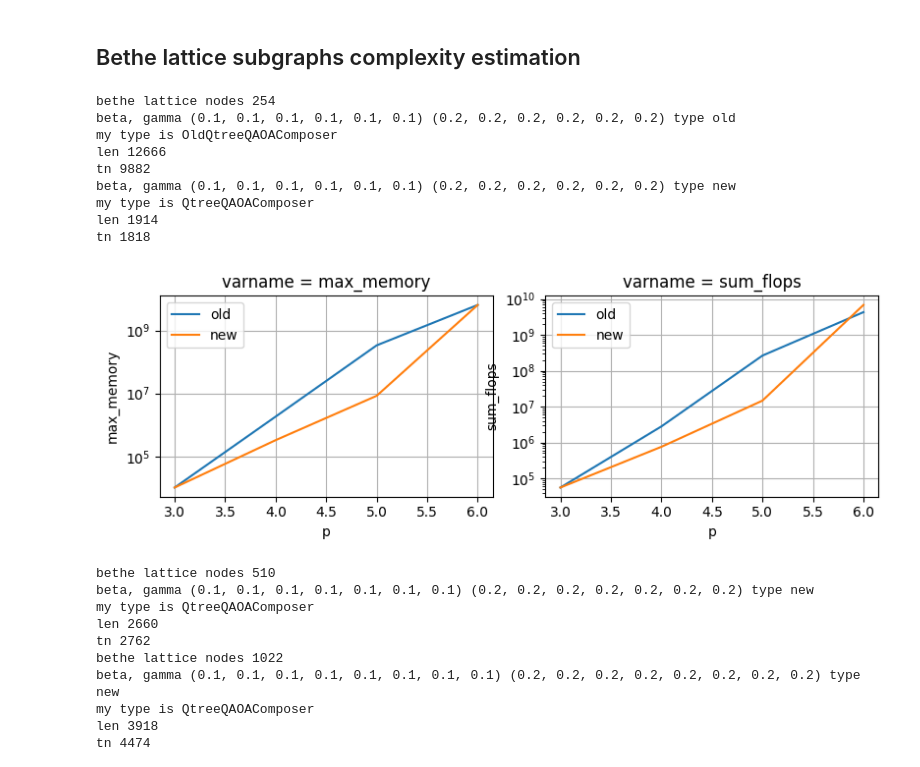
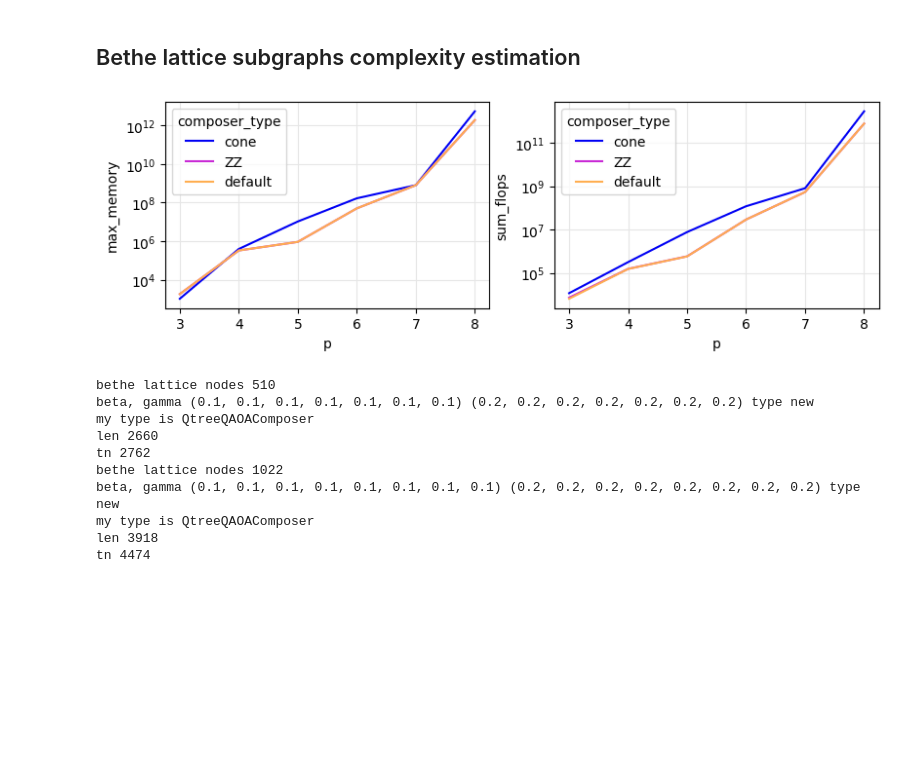
Before and after one commit to danlkv/QTensor, a Jupyter notebook: analysis/spec/notebooks/Tree subgraph.ipynb, the cells around one changed output. Cells and saved outputs as stored; diff of their text form; code cells hidden in the pictures; blank space fills up the shorter version.

```diff
--- a/analysis/spec/notebooks/Tree subgraph.ipynb
+++ b/analysis/spec/notebooks/Tree subgraph.ipynb
@@ -150,27 +143,17 @@ def get_dummy_beta_gamma(p):
 # %% [markdown]
 ## Bethe lattice subgraphs complexity estimation
 # %%
-ps = [3, 4, 5, 6]
+ps = [3, 4, 5, 6, 7, 8]
 f = ex.plot_variables2d(('max_memory', 'sum_flops'),
                     degree = [3],
-                    composer_type = ['old', 'new'],
+                    composer_type = ['cone', 'ZZ', 'default'],
                     p=ps,
                    )
 for ax in f.axes:
     plt.sca(ax)
-    plt.grid()
     plt.yscale('log')
 # %% [output]
-bethe lattice nodes 254
-beta, gamma (0.1, 0.1, 0.1, 0.1, 0.1, 0.1) (0.2, 0.2, 0.2, 0.2, 0.2, 0.2) type old
-my type is OldQtreeQAOAComposer
-len 12666
-tn 9882
-beta, gamma (0.1, 0.1, 0.1, 0.1, 0.1, 0.1) (0.2, 0.2, 0.2, 0.2, 0.2, 0.2) type new
-my type is QtreeQAOAComposer
-len 1914
-tn 1818
-[figure, old version]
+[figure, new version]
 # %%
 ps = [3, 4, 5, 6, 7, 8, 9, 10]
 f = ex.plot_variables2d(('max_memory', 'sum_flops'),
```
Also changed, not shown: parts of 6 cells of this notebook, 3 other files.
